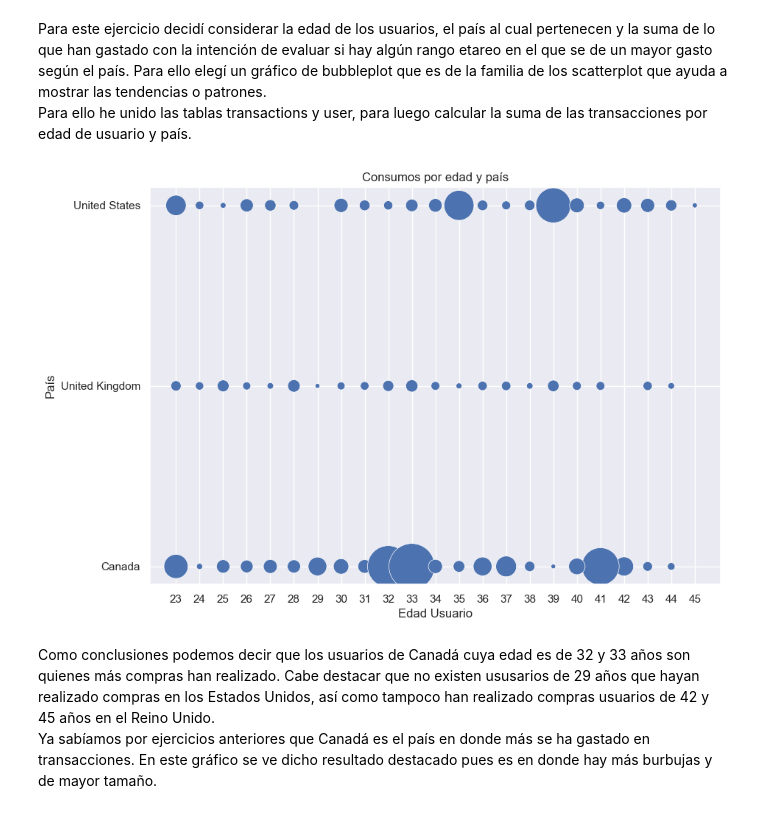
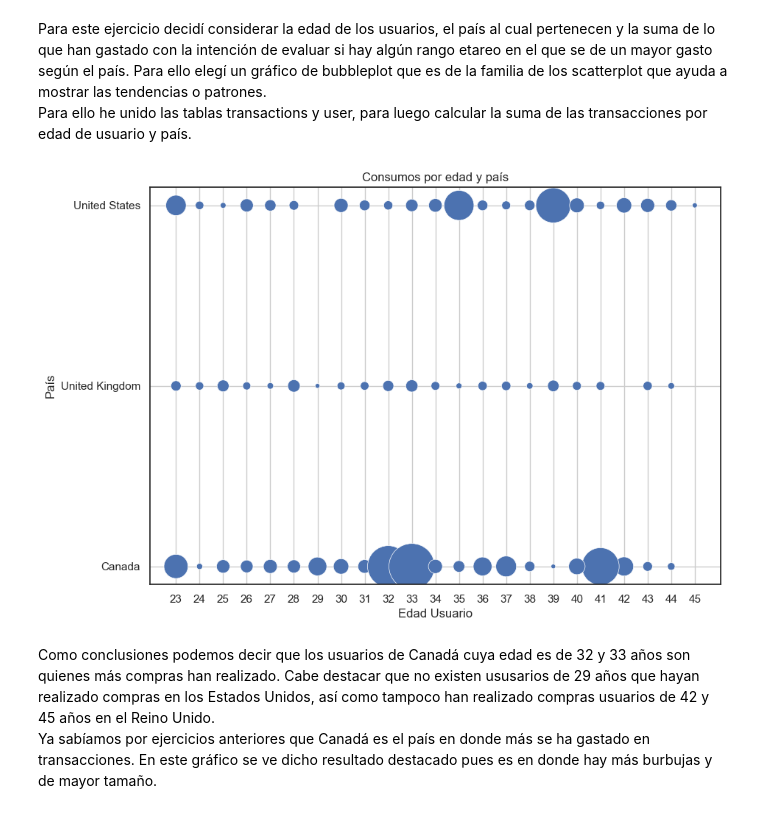
Before and after one commit to Cony-Zappala/curso_data_analyst_sprint_8, a Jupyter notebook: sprint 8.ipynb, the cells around one changed output. Drawn from its saved outputs; the diff is of its cells as text; code cells hidden in the pictures.

```diff
--- a/sprint 8.ipynb
+++ b/sprint 8.ipynb
@@ -168,17 +168,18 @@ Para ello he unido las tablas transactions y user, para luego calcular la suma d
 # %%
 df_merged3 = pd.merge(df["user"], df["transactions"], left_on='id', right_on='user_id')
 df_merged3['suma_amount'] = df_merged3.groupby(['edad_usuario', 'country'])['amount'].transform('sum')
 df_merged3_unique = df_merged3.drop_duplicates(subset=['edad_usuario', 'country'])
 plt.figure(figsize=(10, 7))
+sns.set_theme(style="white")
 sns.scatterplot(data=df_merged3_unique, x="edad_usuario", y="country", size="suma_amount", legend=False, sizes=(20, 2000))
 plt.title('Consumos por edad y país')
 plt.xlabel('Edad Usuario')
 plt.ylabel('País')
 plt.xticks(np.arange(min(df_merged3_unique['edad_usuario']), max(df_merged3_unique['edad_usuario'])+1))
 plt.grid(True)
 plt.show()
 # %% [output]
-[figure, old version]
+[figure, new version]
 # %% [markdown]
 Como conclusiones podemos decir que los usuarios de Canadá cuya edad es de 32 y 33 años son quienes más compras han realizado. Cabe destacar que no existen ususarios de 29 años que hayan realizado compras en los Estados Unidos, así como tampoco han realizado compras usuarios de 42 y 45 años en el Reino Unido.
 Ya sabíamos por ejercicios anteriores que Canadá es el país en donde más se ha gastado en transacciones. En este gráfico se ve dicho resultado destacado pues es en donde hay más burbujas y de mayor tamaño.
```
Also changed, not shown: parts of 17 cells of this notebook.
